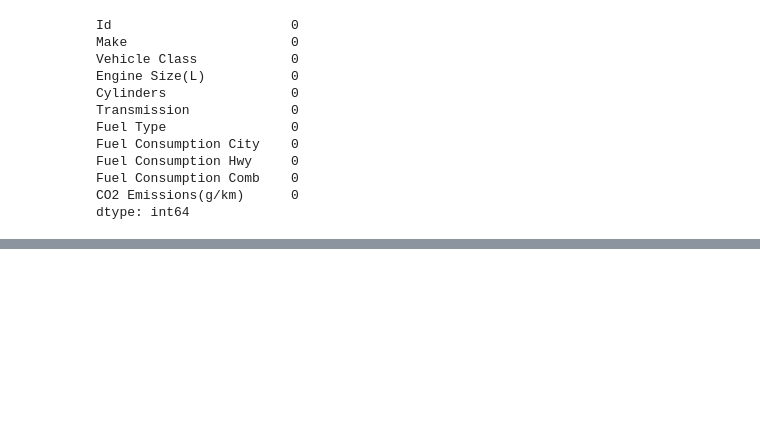
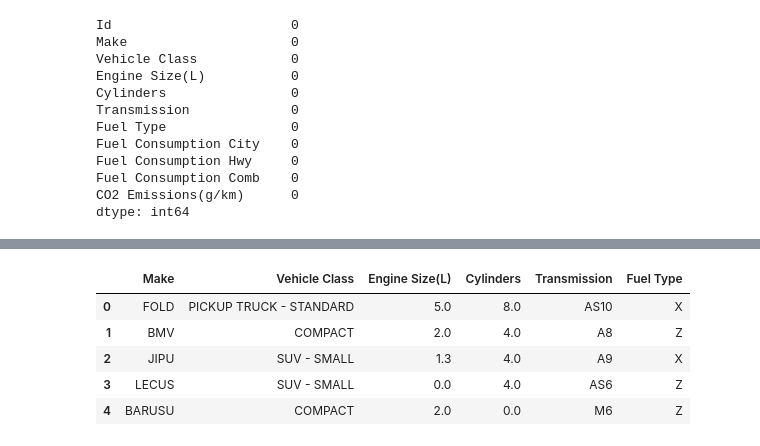
Before and after one commit to Three-Pandas/Data-Slayer, a Jupyter notebook: Together Notebooks/Notebook Three Pandas-XGBOOST.ipynb, the cells around one changed output, grey strips where cells are left out. Drawn from its saved outputs; the diff is of its cells as text; code cells hidden in the pictures; blank space fills up the shorter version.

```diff
--- a/Together Notebooks/Notebook Three Pandas-XGBOOST.ipynb
+++ b/Together Notebooks/Notebook Three Pandas-XGBOOST.ipynb
@@ -568,0 +741,48 @@ dtype: int64
+# %%
+def fill_es(cyl, es):
+    if pd.isnull(es):
+        if pd.isnull(cyl):
+            return max_es_per_cyl[0.0][1]
+        return max_es_per_cyl[cyl][1]
+    else:
+        return es
+
+def fill_cyl(es, cyl):
+    if pd.isnull(cyl):
+        if pd.isnull(es):
+            return max_cyl_per_es[0.0][1]
+        return max_cyl_per_es[es][1]
+    else:
+        return cyl
+
+
+cat['Engine Size(L)'] = cat.apply(lambda x: fill_es(x['Cylinders'], x['Engine Size(L)']), axis=1)
+cat['Cylinders'] = cat.apply(lambda x: fill_cyl(x['Engine Size(L)'], x['Cylinders']), axis=1)
+# %%
+unique_vclass = ['PICKUP TRUCK - STANDARD', 'SUBCOMPACT', 'SUV - SMALL',
+        'MINICOMPACT', 'COMPACT', 'FULL-SIZE', 'SUV - STANDARD', 'MINIVAN',
+        'STATION WAGON - SMALL', 'PICKUP TRUCK - SMALL',
+        'TWO-SEATER', 'STATION WAGON - MID-SIZE', 'MID-SIZE',
+        'SPECIAL PURPOSE VEHICLE', 'VAN - PASSENGER', 'VAN - CARGO']
+
+unique_make = ['FOLD', 'CHEVO', 'BMV', 'KIO', 'BARUSU', 'LECUS', 'GONDA',
+        'LAND CRAWLER', 'FOLKSWA', 'TOYOTI', 'JIPU', 'TOLVO', 'ASURA',
+        'NIRRAN', 'FIAR', 'DOGE', 'CADILUXE', 'MATSUDA', 'MITSU',
+        'RYUNDAI', 'LAMBOGI']
+
+unique_ftype = ['X', 'E', 'Z', 'D', 'N']
+
+unique_trans = ['A6', 'M6', 'AS6', 'AV7', 'AS8',
+        'A9', 'AV', 'AV8', 'M5', 'A8', 'AV6', 'AS10',
+        'AM7', 'A4', 'A5', 'AS7', 'AM6', 'AS5',
+        'na', 'AS9', '-1', 'AM9', 'AV10', 'AM8', 'M7',
+        'A10', 'A7']
+
+cat.head()
+# %% [output]
+|  | Make | Vehicle Class | Engine Size(L) | Cylinders | Transmission | Fuel Type |
+| 0 | FOLD | PICKUP TRUCK - STANDARD | 5.0 | 8.0 | AS10 | X |
+| 1 | BMV | COMPACT | 2.0 | 4.0 | A8 | Z |
+| 2 | JIPU | SUV - SMALL | 1.3 | 4.0 | A9 | X |
+| 3 | LECUS | SUV - SMALL | 0.0 | 4.0 | AS6 | Z |
+| 4 | BARUSU | COMPACT | 2.0 | 0.0 | M6 | Z |
```
Also changed, not shown: parts of 50 cells of this notebook.
